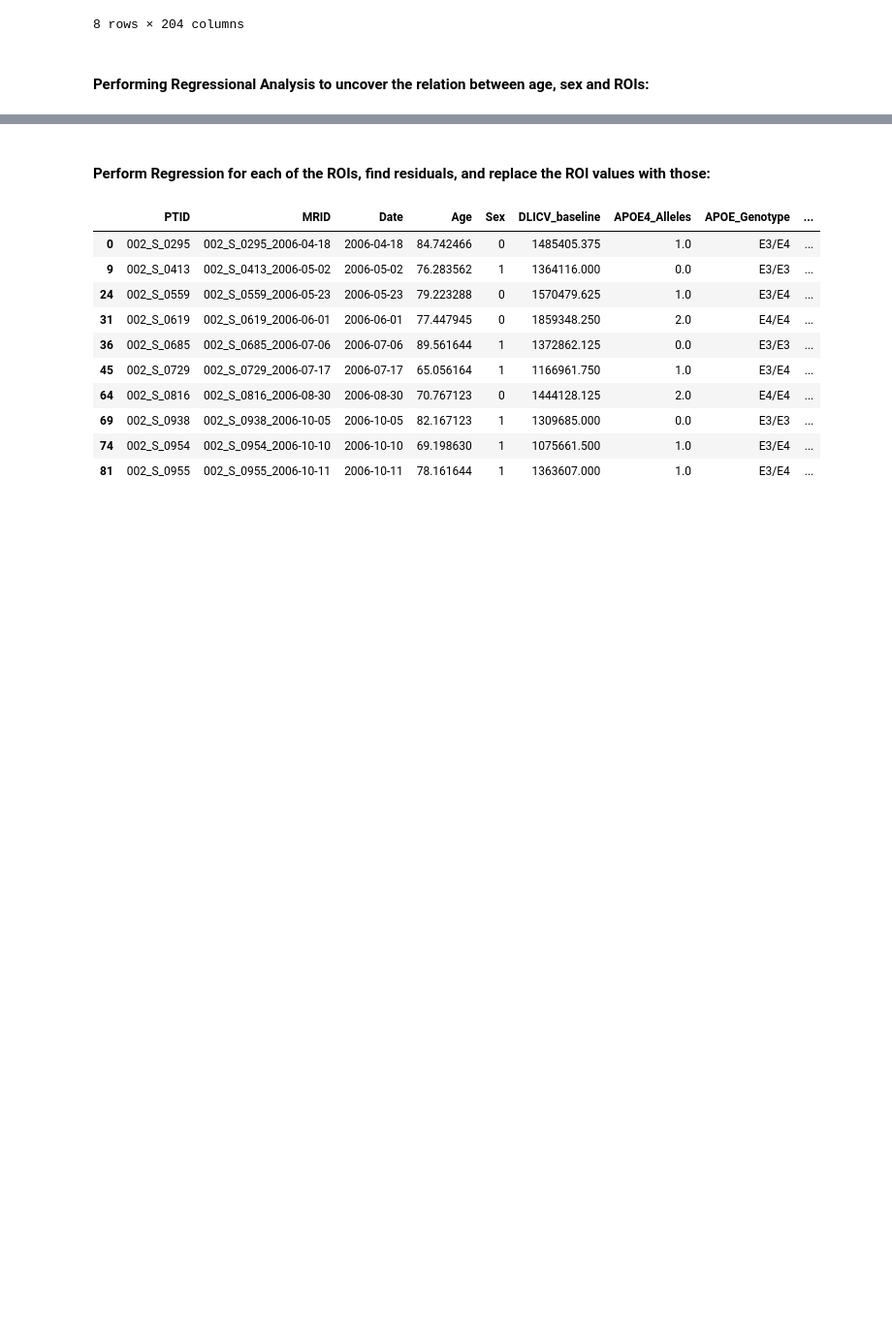
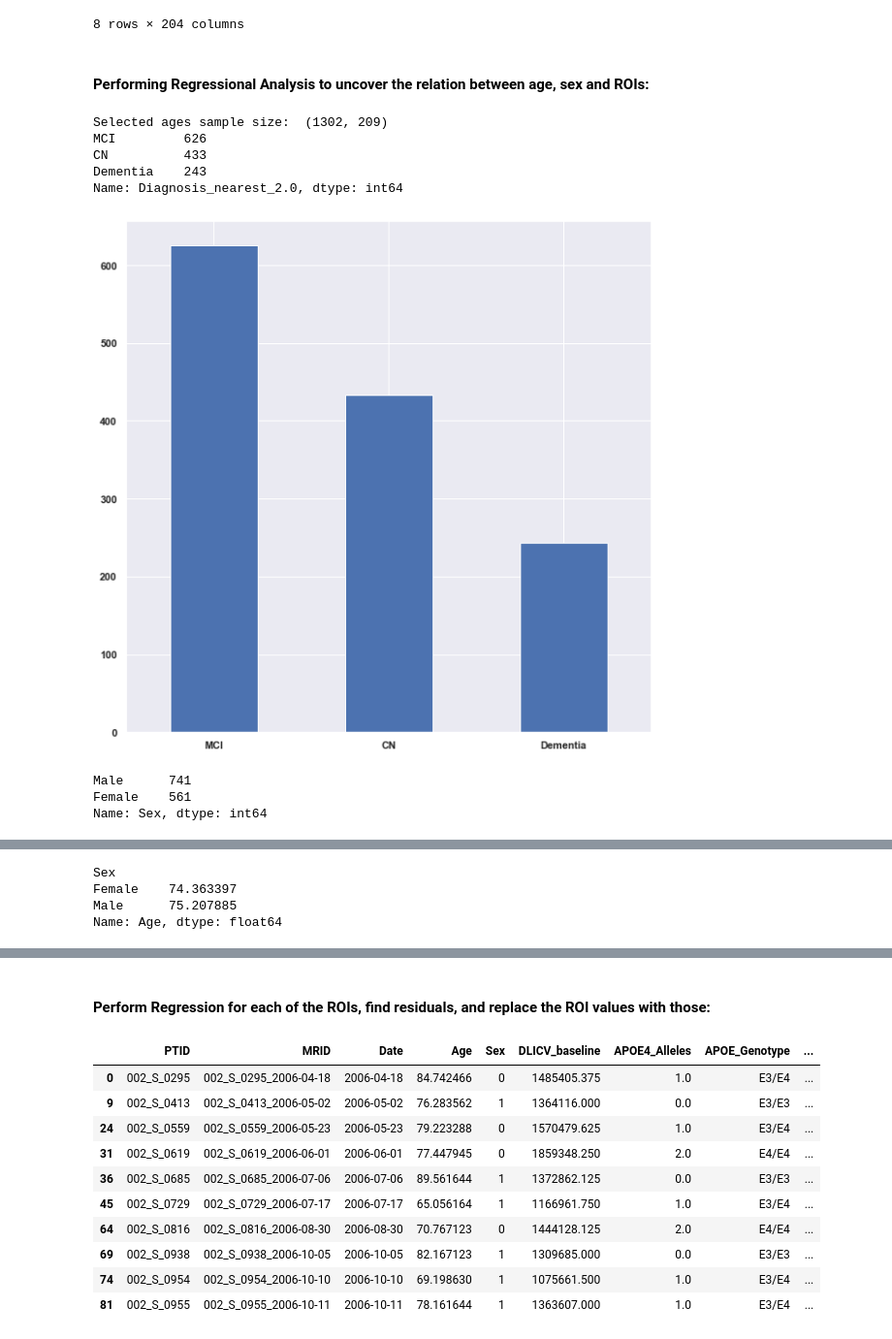
Before and after one commit to georgeaidinis/Dissertation, a Jupyter notebook: DeepCCA Model/ADNI Regressional Analysis.ipynb, the cells around one changed output, grey strips where cells are left out. Shown at 97% size. Drawn from its saved outputs; the diff is of its cells as text; code cells hidden in the pictures; blank space fills up the shorter version.

Commit message:
Changes to Sex, Age distribution diagrams

```diff
--- a/DeepCCA Model/ADNI Regressional Analysis.ipynb
+++ b/DeepCCA Model/ADNI Regressional Analysis.ipynb
@@ -81,3 +81,38 @@ age_mask =      (unique['Age']>=65)   &   (unique['Age']<=85)
 CN_mask =       (unique['Age']>=65)   &   (unique['Age']<=85)   &   (unique['Diagnosis_nearest_2.0'] == 'CN')
 MCI_mask =      (unique['Age']>=65)   &   (unique['Age']<=85)   &   (unique['Diagnosis_nearest_2.0'] == 'MCI')
 AD_mask =       (unique['Age']>=65)   &   (unique['Age']<=85)   &   (unique['Diagnosis_nearest_2.0'] == 'Dementia')
+# %%
+abc = unique[age_mask]
+abc.replace({'Sex':{1:'Female', 0:'Male'}}, inplace=True)
+print("Selected ages sample size: ", abc.shape)
+
+print(abc['Diagnosis_nearest_2.0'].value_counts());
+abc['Diagnosis_nearest_2.0'].value_counts().plot(kind='bar', rot=0, figsize = (10,10), grid=True)
+plt.show()
+
+
+print(abc['Sex'].value_counts())
+abc['Sex'].value_counts().plot(kind='bar', figsize=(8,8), rot=0, grid=True);
+plt.xlabel("Gender", labelpad=14);
+plt.ylabel("Count of People", labelpad=14)
+plt.show()
+
+
+print(abc.groupby('Sex').Age.mean())
+abc[abc['Sex'] == 'Male'].Age.plot(kind='hist', bins=30, color='blue', edgecolor='black', alpha=0.5, figsize=(10, 7), grid=True)
+abc[abc['Sex'] == 'Female'].Age.plot(kind='hist', bins=30,color='magenta', edgecolor='black', alpha=0.5, figsize=(10, 7), grid=True)
+plt.legend(labels=['Males', 'Females'])
+plt.title('Distribution of Age', size=24)
+plt.xlabel('Age', size=18)
+plt.ylabel('Frequency', size=18)
+plt.show()
+# %% [output]
+Selected ages sample size:  (1302, 209)
+MCI         626
+CN          433
+Dementia    243
+Name: Diagnosis_nearest_2.0, dtype: int64
+[figure, added]
+Male      741
+Female    561
+Name: Sex, dtype: int64
@@ -83,0 +120,4 @@ AD_mask =       (unique['Age']>=65)   &   (unique['Age']<=85)   &   (unique['Dia
+Sex
+Female    74.363397
+Male      75.207885
+Name: Age, dtype: float64
```
Also changed, not shown: parts of 2 cells of this notebook, 1 other file.
